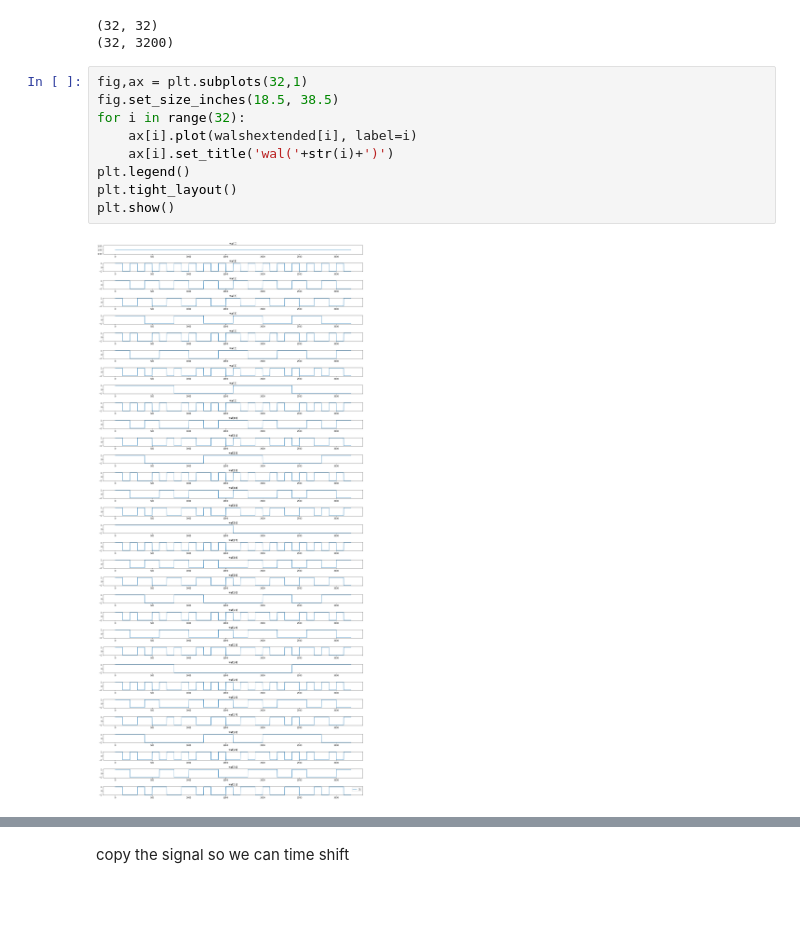
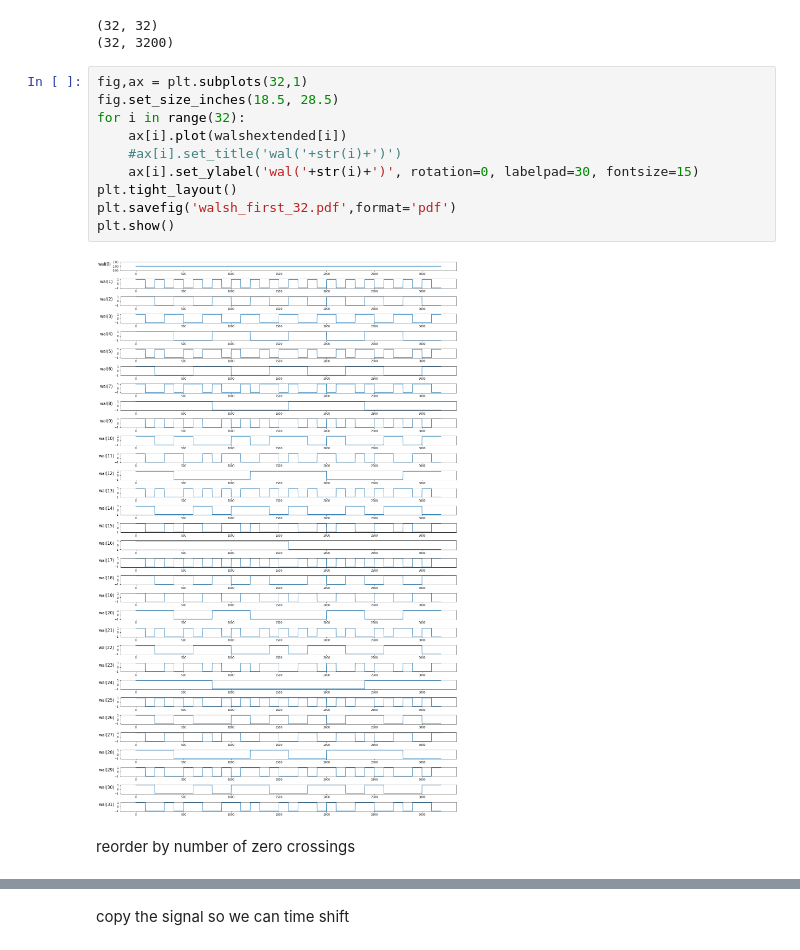
Before and after one commit to lmberkhout/walsh_sims, a Jupyter notebook: psdemo.ipynb, the cells around one changed output, grey strips where cells are left out. Saved outputs shown, nothing was run; the diff lists cells and outputs as text; blank space fills up the shorter version.

Commit message:
Adding updates and figures

```diff
--- a/psdemo.ipynb
+++ b/psdemo.ipynb
@@ -312,12 +312,15 @@ for i in range(32):
 (32, 3200)
 # %%
 fig,ax = plt.subplots(32,1)
-fig.set_size_inches(18.5, 38.5)
+fig.set_size_inches(18.5, 28.5)
 for i in range(32):
-    ax[i].plot(walshextended[i], label=i)
-    ax[i].set_title('wal('+str(i)+')')
-plt.legend()
+    ax[i].plot(walshextended[i])
+    #ax[i].set_title('wal('+str(i)+')')
+    ax[i].set_ylabel('wal('+str(i)+')', rotation=0, labelpad=30, fontsize=15)
 plt.tight_layout()
+plt.savefig('walsh_first_32.pdf',format='pdf')
 plt.show()
 # %% [output]
-[figure, old version]
+[figure, new version]
+# %% [markdown]
+reorder by number of zero crossings
```
Also changed, not shown: parts of 26 cells of this notebook, 5 other files.
